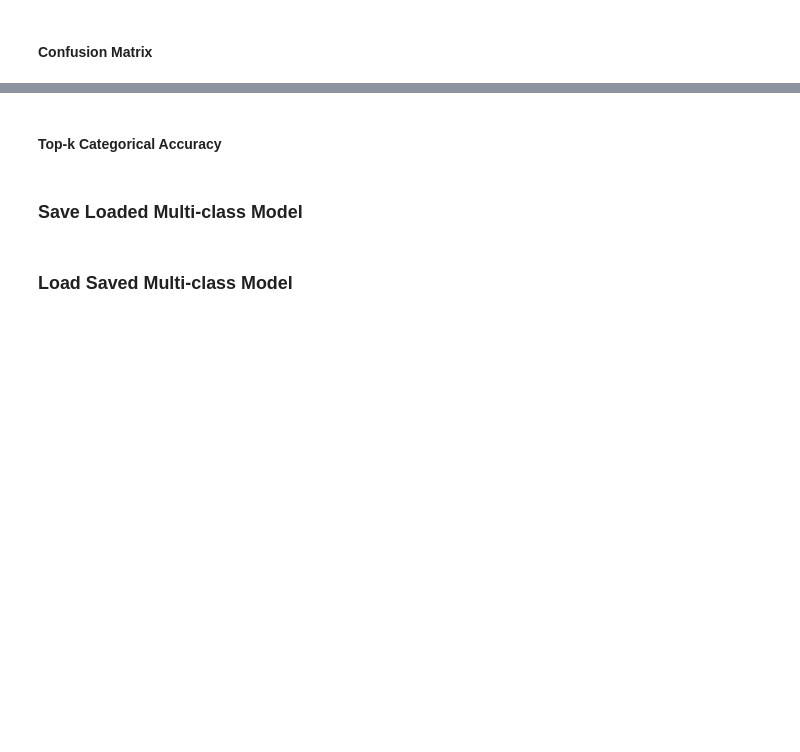
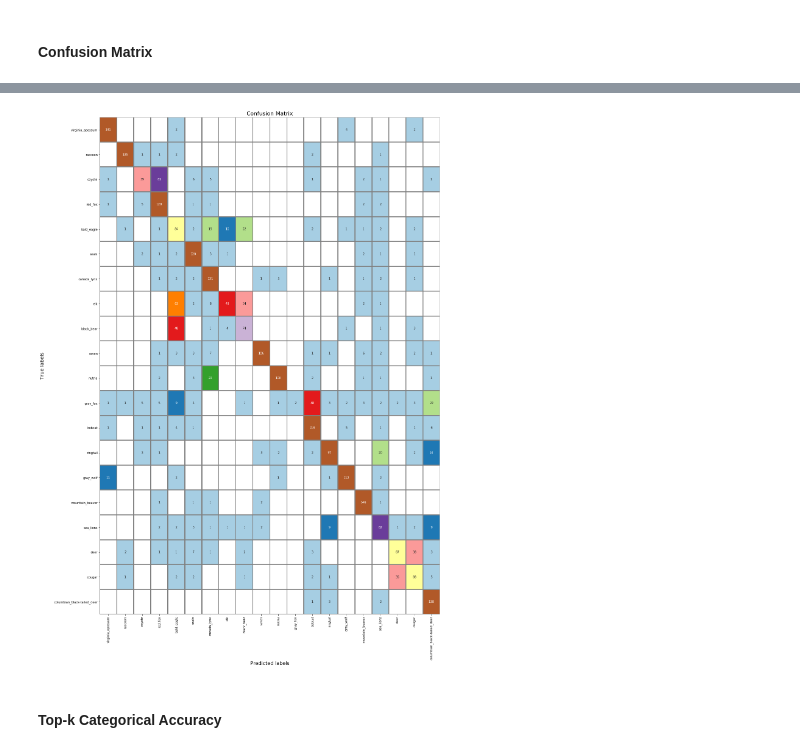
Before and after one commit to johnmarkdaniels/flatiron_final_project, a Jupyter notebook: daniels_final_project.ipynb, the cells around one changed output, grey strips where cells are left out. Drawn from its saved outputs; the diff is of its cells as text; code cells hidden in the pictures; blank space fills up the shorter version.

```diff
--- a/daniels_final_project.ipynb
+++ b/daniels_final_project.ipynb
@@ -429,21 +901,20 @@ y_true = np.where(y_test != 0)[1]
 # %%
-labels = ['virginia_opossum','raccoon','coyote','red_fox','bald_eagle', 'seals', 'canada_lynx', 'elk', 'black_bear', 'raven', 'nutria', 'gray_fox', 'bobcat', 'ringtail', 'gray_wolf', 'mountain_beaver', 'sea_lions', 'deer', 'cougar', 'columbian_black-tailed_deer']
 # Calculate Confusion Matrix
 cm = confusion_matrix(y_true, y_pred)
 # classes = classes[unique_labels(y_true, y_pred)]
 # Figure adjustment and heatmap plot
 f = plt.figure(figsize=(20,30))
 ax= plt.subplot()
 sns.heatmap(cm, annot=True, ax = ax, vmax=100, cbar=False, cmap='Paired', mask=(cm==0), fmt=',.0f', linewidths=2, linecolor='grey', );
 
 # labels
 ax.set_xlabel('Predicted labels', fontsize=16);
 ax.set_ylabel('True labels', labelpad=30, fontsize=16);
 ax.set_title('Confusion Matrix', fontsize=18);
 ax.xaxis.set_ticklabels(labels, rotation=90);
 ax.yaxis.set_ticklabels(labels, rotation=0);
 ax.set_facecolor('white')
+# %% [output]
+[figure, added]
 # %% [markdown]
 #### Top-k Categorical Accuracy
-# %% [markdown]
-### Save Loaded Multi-class Model
@@ -452,2 +920,0 @@ multi_class_model.save('inception_multiple_classes.h5')
-# %% [markdown]
-### Load Saved Multi-class Model
```
Also changed, not shown: parts of 115 cells of this notebook, 2 other files.
